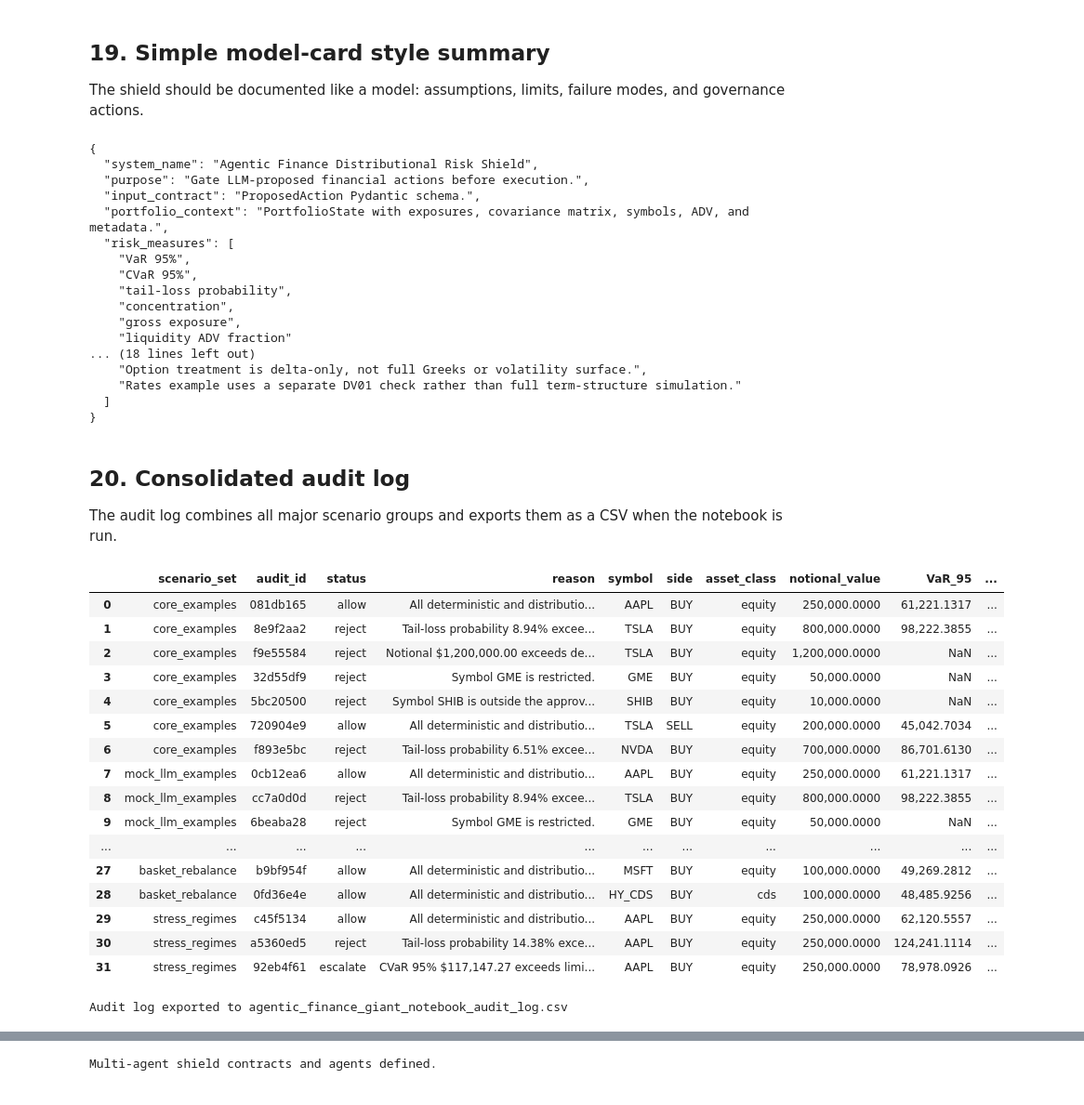
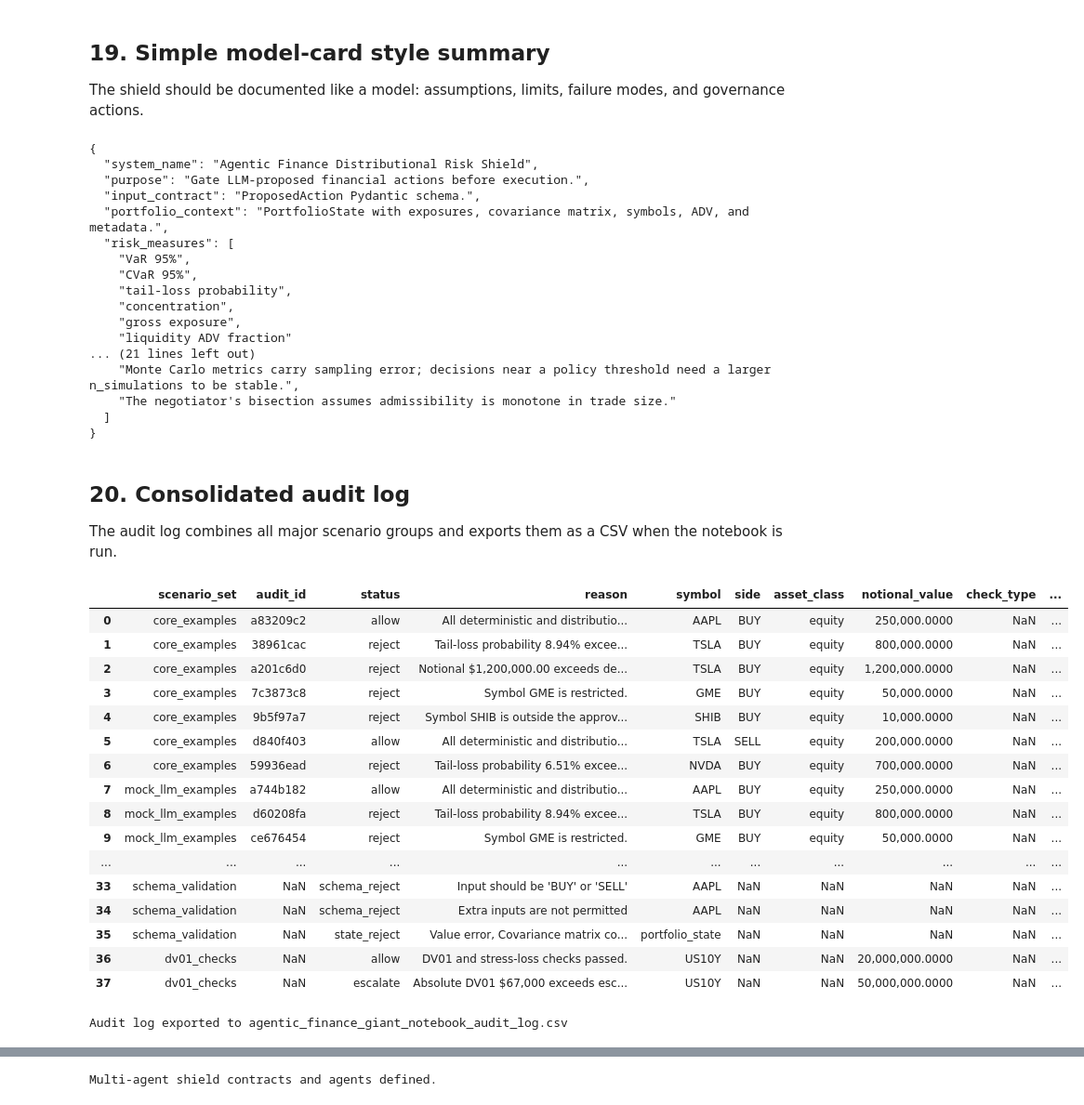
Before and after one commit to Davidpazn/agentic-finance-distributional-shield, a Jupyter notebook: notebooks/Agentic_Finance_Giant_Distributional_Shield_Agent_Negotiator.ipynb, the cells around one changed output, grey strips where cells are left out. Shown at 93% size. Drawn from its saved outputs; the diff is of its cells as text; code cells hidden in the pictures.

```diff
--- a/notebooks/Agentic_Finance_Giant_Distributional_Shield_Agent_Negotiator.ipynb
+++ b/notebooks/Agentic_Finance_Giant_Distributional_Shield_Agent_Negotiator.ipynb
@@ -708,6 +782,10 @@ def decision_to_row(decision: DistributionalShieldDecision) -> dict[str, Any]:
             "Stress_label": report.stress_label,
             "Distribution": report.diagnostics.get("distribution"),
             "Stress_multiplier": report.diagnostics.get("stress_multiplier"),
+            "Policy_name": report.diagnostics.get("policy_name"),
+            "Loss_limit": report.diagnostics.get("loss_limit"),
+            "Max_VaR_95_limit": report.diagnostics.get("max_var_95"),
+            "Max_CVaR_95_limit": report.diagnostics.get("max_cvar_95"),
         })
     return row
 
@@ -1109,7 +1186,7 @@ escalation_policy = policy.model_copy(update = {
     "max_probability_loss_exceeds_limit": 0.05,
     "max_cvar_95": 95_000.0,
     "max_var_95": 75_000.0,
-})
+}, deep = True)
 
 escalation_shield = DistributionalRiskShield(
     policy = escalation_policy,
@@ -1151,7 +1228,7 @@ concentration_trade = ProposedAction(
 )
 
 # Long-only: selling more TSLA than held creates a short position.
-long_only_policy = policy.model_copy(update = {"name": "Long-only policy", "long_only": True})
+long_only_policy = policy.model_copy(update = {"name": "Long-only policy", "long_only": True}, deep = True)
 long_only_shield = DistributionalRiskShield(policy = long_only_policy, n_simulations = 25_000, random_seed = 7)
 long_only_trade = ProposedAction(
     symbol = "TSLA",
@@ -1178,7 +1255,7 @@ gross_policy = policy.model_copy(update = {
     "name": "Gross exposure demo policy",
     "desk_risk_limit": 4_000_000.0,
     "max_gross_exposure_multiple": 1.60,
-})
+}, deep = True)
 gross_shield = DistributionalRiskShield(policy = gross_policy, n_simulations = 25_000, random_seed = 7)
 gross_trade = ProposedAction(
     symbol = "TLT",
@@ -1546,7 +1631,7 @@ stress_trade = ProposedAction(
 
 base_shield = DistributionalRiskShield(
     policy = policy,
-    n_simulations = 25_000,
+    n_simulations = 100_000,
     random_seed = 123,
     distribution = "normal",
     stress_multiplier = 1.0,
@@ -1555,7 +1640,7 @@ base_shield = DistributionalRiskShield(
 
 crisis_shield = DistributionalRiskShield(
     policy = policy,
-    n_simulations = 25_000,
+    n_simulations = 100_000,
     random_seed = 123,
     distribution = "normal",
     stress_multiplier = 4.0,
@@ -1564,7 +1649,7 @@ crisis_shield = DistributionalRiskShield(
 
 heavy_tail_shield = DistributionalRiskShield(
     policy = policy,
-    n_simulations = 25_000,
+    n_simulations = 100_000,
     random_seed = 123,
     distribution = "student_t",
     student_t_df = 4,
@@ -1640,13 +1725,15 @@ model_card = {
     "portfolio_context": "PortfolioState with exposures, covariance matrix, symbols, ADV, and metadata.",
     "risk_measures": ["VaR 95%", "CVaR 95%", "tail-loss probability", "concentration", "gross exposure", "liquidity ADV fraction"],
     "hard_rejects": ["restricted symbol", "notional breach", "missing risk universe", "gross exposure breach", "concentration breach", "tail probability breach"],
-    "soft_escalations": ["CVaR breach", "VaR breach", "liquidity breach when policy permits escalation"],
+    "soft_escalations": ["CVaR breach", "VaR breach", "liquidity breach when policy permits escalation", "missing liquidity (ADV) data"],
     "fail_closed": True,
     "known_limitations": [
         "Synthetic covariance matrix for demonstration.",
         "No real order-book impact model.",
         "Option treatment is delta-only, not full Greeks or volatility surface.",
         "Rates example uses a separate DV01 check rather than full term-structure simulation.",
+        "Monte Carlo metrics carry sampling error; decisions near a policy threshold need a larger n_simulations to be stable.",
+        "The negotiator's bisection assumes admissibility is monotone in trade size.",
     ],
 }
 
@@ -1664,9 +1751,9 @@ print(json.dumps(model_card, indent = 2))
     "concentration",
     "gross exposure",
     "liquidity ADV fraction"
-... (18 lines left out)
-    "Option treatment is delta-only, not full Greeks or volatility surface.",
-    "Rates example uses a separate DV01 check rather than full term-structure simulation."
+... (21 lines left out)
+    "Monte Carlo metrics carry sampling error; decisions near a policy threshold need a larger n_simulations to be stable.",
+    "The negotiator's bisection assumes admissibility is monotone in trade size."
   ]
 }
 # %% [markdown]
@@ -1676,50 +1763,55 @@ The audit log combines all major scenario groups and exports them as a CSV when
 # %%
 all_audit_frames = [
     core_audit_df,
     llm_audit_df.assign(scenario_set = "mock_llm_examples"),
     escalation_df,
     institutional_checks_df.assign(scenario_set = "institutional_checks"),
     comparison_df.assign(scenario_set = "buy_vs_sell"),
     option_df.assign(scenario_set = "option_delta"),
     multi_asset_df,
     basket_df.assign(scenario_set = "basket_rebalance"),
     stress_df.assign(scenario_set = "stress_regimes"),
+    validation_df.rename(columns = {"payload_symbol": "symbol", "error": "reason"}).assign(scenario_set = "schema_validation"),
+    dv01_df.assign(scenario_set = "dv01_checks"),
 ]
 
 all_audit_df = pd.concat(all_audit_frames, ignore_index = True, sort = False)
 
 ordered_columns = [
     "scenario_set", "audit_id", "status", "reason", "symbol", "side", "asset_class", "notional_value",
+    "check_type", "basket_name", "regime",
     "VaR_95", "CVaR_95", "P_loss_gt_limit", "Expected_loss", "Loss_std",
     "Max_symbol_weight_after", "Gross_exposure_multiple_after", "Trade_ADV_fraction",
-    "Stress_label", "Distribution", "Stress_multiplier", "rules",
+    "Stress_label", "Distribution", "Stress_multiplier",
+    "Policy_name", "Loss_limit", "Max_VaR_95_limit", "Max_CVaR_95_limit",
+    "trade_dv01", "dv01_after", "stress_bp", "stress_loss", "rules",
 ]
 existing_columns = [column for column in ordered_columns if column in all_audit_df.columns]
 all_audit_df = all_audit_df[existing_columns]
 
 display(all_audit_df)
 
 output_csv = "agentic_finance_giant_notebook_audit_log.csv"
 all_audit_df.to_csv(output_csv, index = False)
 print(f"Audit log exported to {output_csv}")
 # %% [output]
-|  | scenario_set | audit_id | status | reason | symbol | side | asset_class | notional_value | VaR_95 | ... |
-| 0 | core_examples | 081db165 | allow | All deterministic and distributio... | AAPL | BUY | equity | 250,000.0000 | 61,221.1317 | ... |
-| 1 | core_examples | 8e9f2aa2 | reject | Tail-loss probability 8.94% excee... | TSLA | BUY | equity | 800,000.0000 | 98,222.3855 | ... |
-| 2 | core_examples | f9e55584 | reject | Notional $1,200,000.00 exceeds de... | TSLA | BUY | equity | 1,200,000.0000 | NaN | ... |
-| 3 | core_examples | 32d55df9 | reject | Symbol GME is restricted. | GME | BUY | equity | 50,000.0000 | NaN | ... |
-| 4 | core_examples | 5bc20500 | reject | Symbol SHIB is outside the approv... | SHIB | BUY | equity | 10,000.0000 | NaN | ... |
-| 5 | core_examples | 720904e9 | allow | All deterministic and distributio... | TSLA | SELL | equity | 200,000.0000 | 45,042.7034 | ... |
-| 6 | core_examples | f893e5bc | reject | Tail-loss probability 6.51% excee... | NVDA | BUY | equity | 700,000.0000 | 86,701.6130 | ... |
-| 7 | mock_llm_examples | 0cb12ea6 | allow | All deterministic and distributio... | AAPL | BUY | equity | 250,000.0000 | 61,221.1317 | ... |
-| 8 | mock_llm_examples | cc7a0d0d | reject | Tail-loss probability 8.94% excee... | TSLA | BUY | equity | 800,000.0000 | 98,222.3855 | ... |
-| 9 | mock_llm_examples | 6beaba28 | reject | Symbol GME is restricted. | GME | BUY | equity | 50,000.0000 | NaN | ... |
+|  | scenario_set | audit_id | status | reason | symbol | side | asset_class | notional_value | check_type | ... |
+| 0 | core_examples | a83209c2 | allow | All deterministic and distributio... | AAPL | BUY | equity | 250,000.0000 | NaN | ... |
+| 1 | core_examples | 38961cac | reject | Tail-loss probability 8.94% excee... | TSLA | BUY | equity | 800,000.0000 | NaN | ... |
+| 2 | core_examples | a201c6d0 | reject | Notional $1,200,000.00 exceeds de... | TSLA | BUY | equity | 1,200,000.0000 | NaN | ... |
+| 3 | core_examples | 7c3873c8 | reject | Symbol GME is restricted. | GME | BUY | equity | 50,000.0000 | NaN | ... |
+| 4 | core_examples | 9b5f97a7 | reject | Symbol SHIB is outside the approv... | SHIB | BUY | equity | 10,000.0000 | NaN | ... |
+| 5 | core_examples | d840f403 | allow | All deterministic and distributio... | TSLA | SELL | equity | 200,000.0000 | NaN | ... |
+| 6 | core_examples | 59936ead | reject | Tail-loss probability 6.51% excee... | NVDA | BUY | equity | 700,000.0000 | NaN | ... |
+| 7 | mock_llm_examples | a744b182 | allow | All deterministic and distributio... | AAPL | BUY | equity | 250,000.0000 | NaN | ... |
+| 8 | mock_llm_examples | d60208fa | reject | Tail-loss probability 8.94% excee... | TSLA | BUY | equity | 800,000.0000 | NaN | ... |
+| 9 | mock_llm_examples | ce676454 | reject | Symbol GME is restricted. | GME | BUY | equity | 50,000.0000 | NaN | ... |
 | ... | ... | ... | ... | ... | ... | ... | ... | ... | ... | ... |
-| 27 | basket_rebalance | b9bf954f | allow | All deterministic and distributio... | MSFT | BUY | equity | 100,000.0000 | 49,269.2812 | ... |
-| 28 | basket_rebalance | 0fd36e4e | allow | All deterministic and distributio... | HY_CDS | BUY | cds | 100,000.0000 | 48,485.9256 | ... |
-| 29 | stress_regimes | c45f5134 | allow | All deterministic and distributio... | AAPL | BUY | equity | 250,000.0000 | 62,120.5557 | ... |
-| 30 | stress_regimes | a5360ed5 | reject | Tail-loss probability 14.38% exce... | AAPL | BUY | equity | 250,000.0000 | 124,241.1114 | ... |
-| 31 | stress_regimes | 92eb4f61 | escalate | CVaR 95% $117,147.27 exceeds limi... | AAPL | BUY | equity | 250,000.0000 | 78,978.0926 | ... |
+| 33 | schema_validation | NaN | schema_reject | Input should be 'BUY' or 'SELL' | AAPL | NaN | NaN | NaN | NaN | ... |
+| 34 | schema_validation | NaN | schema_reject | Extra inputs are not permitted | AAPL | NaN | NaN | NaN | NaN | ... |
+| 35 | schema_validation | NaN | state_reject | Value error, Covariance matrix co... | portfolio_state | NaN | NaN | NaN | NaN | ... |
+| 36 | dv01_checks | NaN | allow | DV01 and stress-loss checks passed. | US10Y | NaN | NaN | 20,000,000.0000 | NaN | ... |
+| 37 | dv01_checks | NaN | escalate | Absolute DV01 $67,000 exceeds esc... | US10Y | NaN | NaN | 50,000,000.0000 | NaN | ... |
 Audit log exported to agentic_finance_giant_notebook_audit_log.csv
 # %% [markdown]
 ## 21. Multi-agent distributional shield
```
Also changed, not shown: parts of 19 cells of this notebook, 12 other files.
